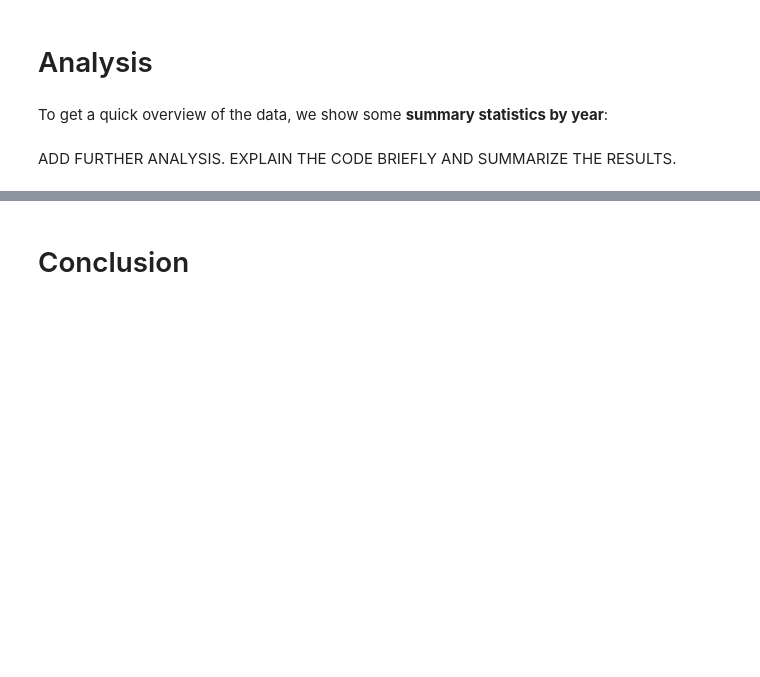
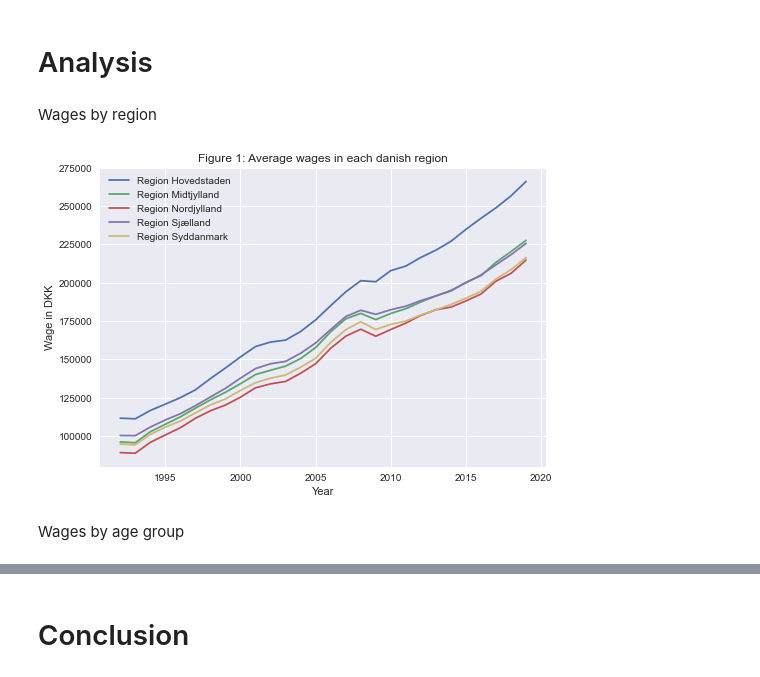
Before and after one commit to AskerNC/projects-2021-stressfaktoren, a Jupyter notebook: dataproject/dataproject.ipynb, the cells around one changed output, grey strips where cells are left out. Saved outputs shown, nothing was run; the diff lists cells and outputs as text; code cells hidden in the pictures; blank space fills up the shorter version.

```diff
--- a/dataproject/dataproject.ipynb
+++ b/dataproject/dataproject.ipynb
@@ -235,6 +198,23 @@ Number of years          = 10
 # %% [markdown]
 # Analysis
-# %% [markdown]
-To get a quick overview of the data, we show some **summary statistics by year**:
-# %% [markdown]
-ADD FURTHER ANALYSIS. EXPLAIN THE CODE BRIEFLY AND SUMMARIZE THE RESULTS.
+# %% [markdown]
+Wages by region
+# %%
+
+# Yearly averages for each region
+grouped_region = wage_long.groupby(['year','Region'], as_index=False)['wage'].mean()
+
+#Figure of days of parental leave
+def plot1(fig):
+    fig_region = fig.set_index('year')
+    fig_region.groupby(['Region'])['wage'].plot(legend=True,
+                                                grid=True,
+                                                title='Figure 1: Average wages in each danish region')
+    plt.xlabel("Year")
+    plt.ylabel("Wage in DKK")
+
+plot1(grouped_region)
+# %% [output]
+[figure, added]
+# %% [markdown]
+Wages by age group
```
Also changed, not shown: parts of 26 cells of this notebook.
